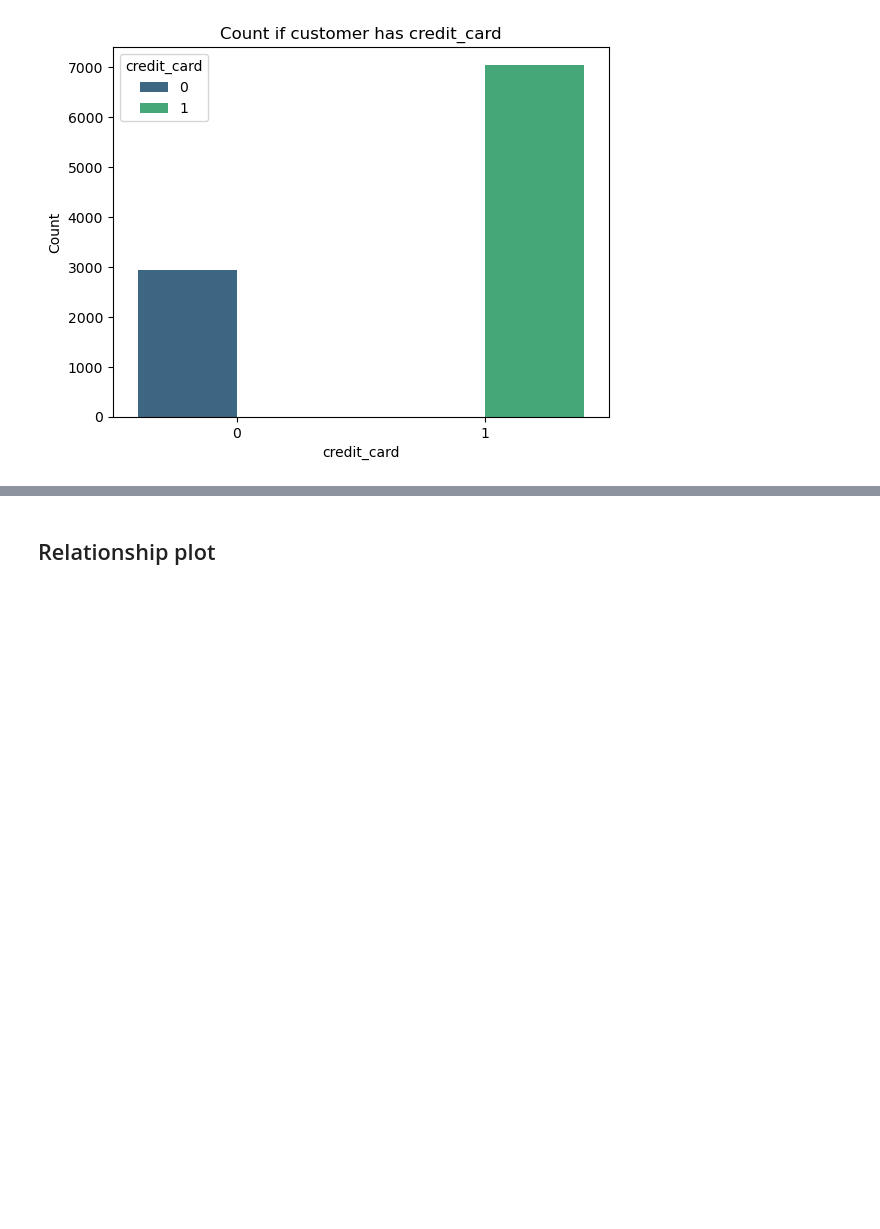
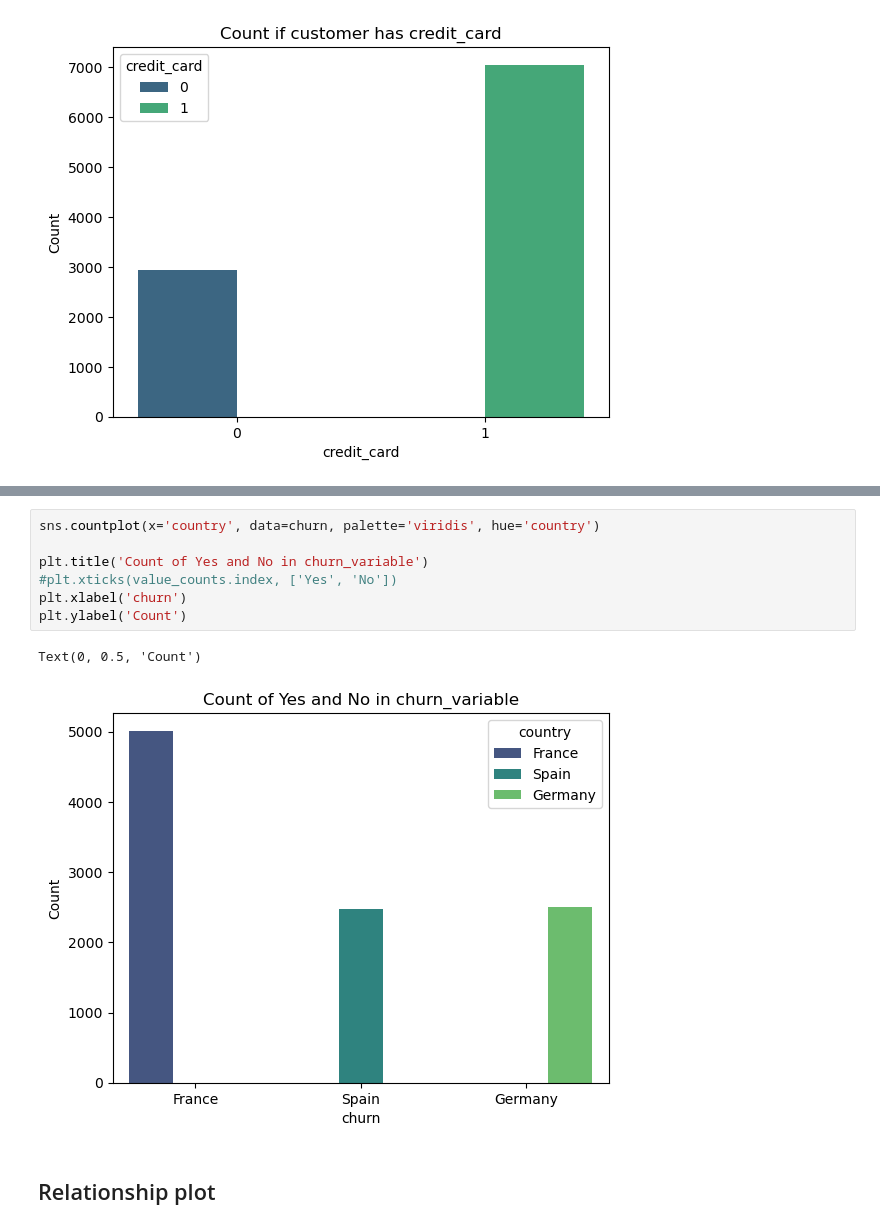
Before and after one commit to Ayomide-ola/Statistics_for_DA, a Jupyter notebook: Bank_churn_Discriptive_stat/Bank_Churn.ipynb, the cells around one changed output, grey strips where cells are left out. Drawn from its saved outputs; the diff is of its cells as text; blank space fills up the shorter version.

```diff
--- a/Bank_churn_Discriptive_stat/Bank_Churn.ipynb
+++ b/Bank_churn_Discriptive_stat/Bank_Churn.ipynb
@@ -690,3 +703,13 @@ Text(0, 0.5, 'Count')
+# %%
+sns.countplot(x='country', data=churn, palette='viridis', hue='country')
+
+plt.title('Count of Yes and No in churn_variable')
+#plt.xticks(value_counts.index, ['Yes', 'No'])
+plt.xlabel('churn')
+plt.ylabel('Count')
+# %% [output]
+Text(0, 0.5, 'Count')
+[figure, added]
 # %% [markdown]
 ## Relationship plot
 # %%
```
Also changed, not shown: parts of 17 cells of this notebook.
